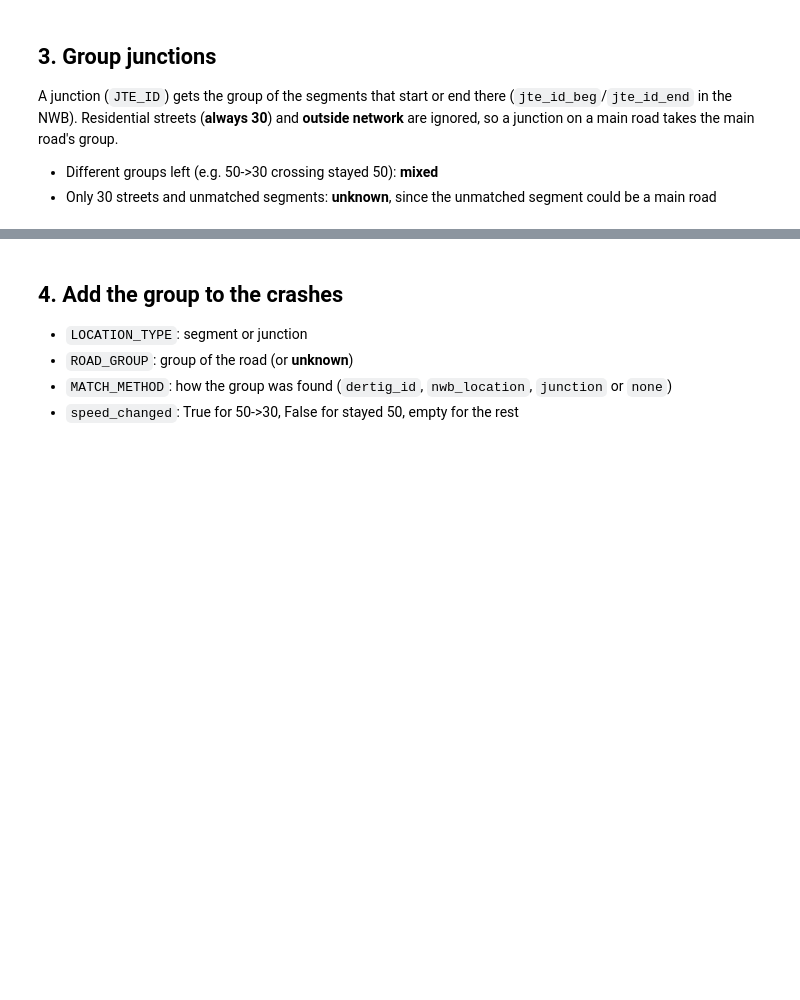
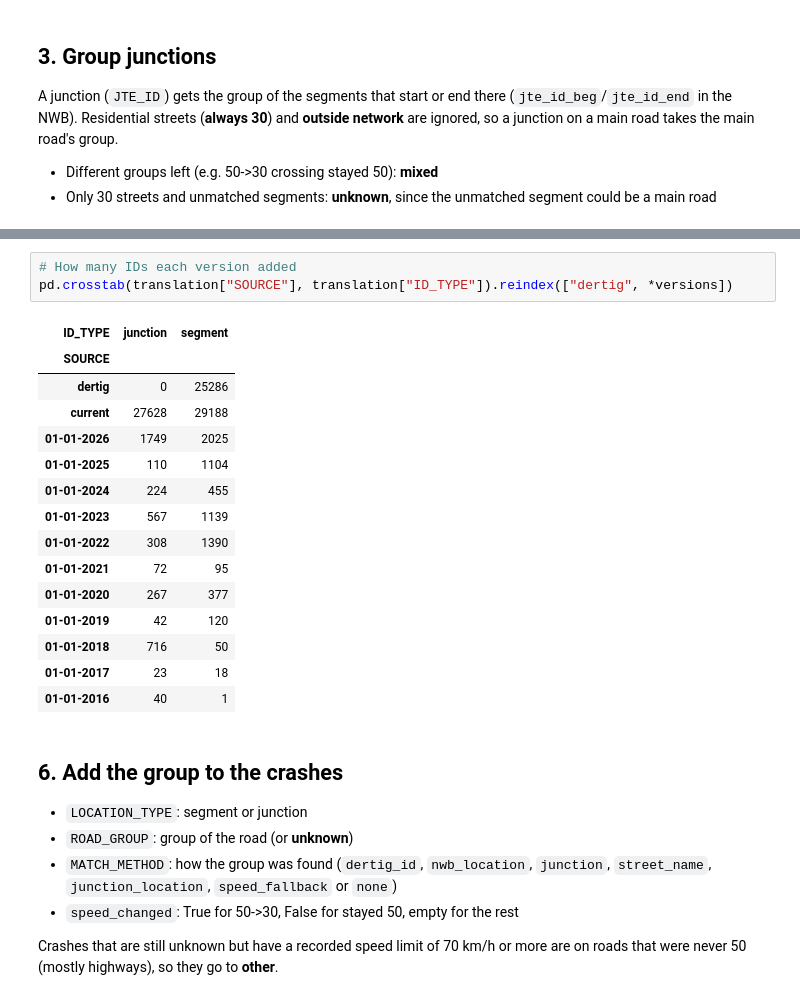
Before and after one commit to LiamLuijtgaarden/Python-Project, a Jupyter notebook: wegvakken.ipynb, the cells around one changed output, grey strips where cells are left out. Cells and saved outputs as stored; diff of their text form; blank space fills up the shorter version.

```diff
--- a/wegvakken.ipynb
+++ b/wegvakken.ipynb
@@ -233,9 +419,30 @@ Saved 82762 IDs to data/road_id_translation.csv
+# %%
+# How many IDs each version added
+pd.crosstab(translation["SOURCE"], translation["ID_TYPE"]).reindex(["dertig", *versions])
+# %% [output]
+| ID_TYPE | junction | segment |
+| SOURCE |  |  |
+| dertig | 0 | 25286 |
+| current | 27628 | 29188 |
+| 01-01-2026 | 1749 | 2025 |
+| 01-01-2025 | 110 | 1104 |
+| 01-01-2024 | 224 | 455 |
+| 01-01-2023 | 567 | 1139 |
+| 01-01-2022 | 308 | 1390 |
+| 01-01-2021 | 72 | 95 |
+| 01-01-2020 | 267 | 377 |
+| 01-01-2019 | 42 | 120 |
+| 01-01-2018 | 716 | 50 |
+| 01-01-2017 | 23 | 18 |
+| 01-01-2016 | 40 | 1 |
 # %% [markdown]
-## 4. Add the group to the crashes
+## 6. Add the group to the crashes
 - `LOCATION_TYPE`: segment or junction
 - `ROAD_GROUP`: group of the road (or **unknown**)
-- `MATCH_METHOD`: how the group was found (`dertig_id`, `nwb_location`, `junction` or `none`)
+- `MATCH_METHOD`: how the group was found (`dertig_id`, `nwb_location`, `junction`, `street_name`, `junction_location`, `speed_fallback` or `none`)
 - `speed_changed`: True for 50->30, False for stayed 50, empty for the rest
+
+Crashes that are still unknown but have a recorded speed limit of 70 km/h or more are on roads that were never 50 (mostly highways), so they go to **other**.
 # %%
 crashes = pd.read_csv(CRASH_FILE, dtype=str, keep_default_na=False)
 # IDs are stored as "263360031.0" in the file
```
Also changed, not shown: parts of 29 cells of this notebook, 13 other files.
